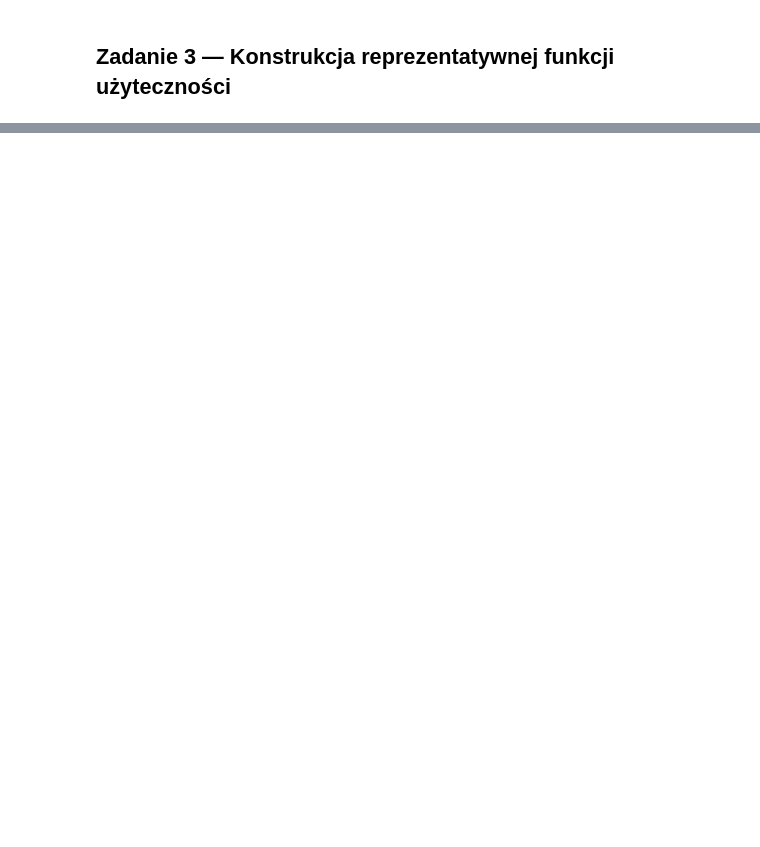
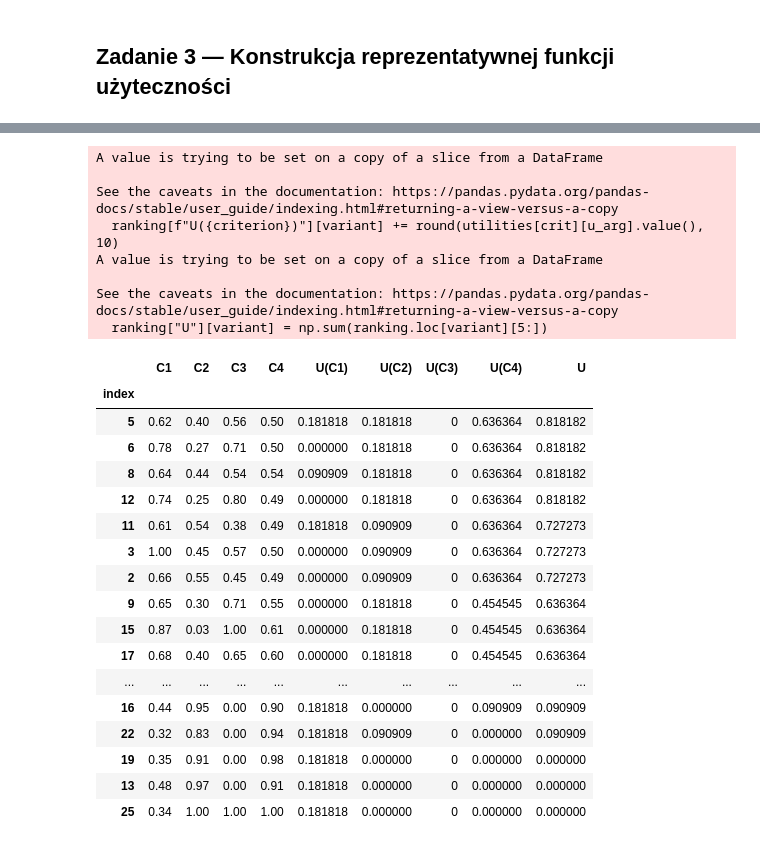
Before and after one commit to Mimikkk/2023-iswd, a Jupyter notebook: project-1-rankings/notebook.ipynb, the cells around one changed output, grey strips where cells are left out. Drawn from its saved outputs; the diff is of its cells as text; code cells hidden in the pictures; blank space fills up the shorter version.

```diff
--- a/project-1-rankings/notebook.ipynb
+++ b/project-1-rankings/notebook.ipynb
@@ -367,0 +436,44 @@ clean
+# %%
+from copy import deepcopy
+ranking = pd.DataFrame(deepcopy(variants))
+
+for (crit, criterion) in enumerate(ranking):
+  ranking[f"U({criterion})"] = [0 for _ in range(len(variants))]
+ranking["U"] = [0 for _ in range(len(variants))]
+
+for (crit, criterion) in enumerate(variants):
+  for variant in variants.index:
+    u_arg = accessor(variants[criterion][variant])
+    ranking[f"U({criterion})"][variant] += round(utilities[crit][u_arg].value(), 10)
+
+for variant in variants.index:
+  ranking["U"][variant] = np.sum(ranking.loc[variant][5:])
+
+ranking.sort_values('U', ascending=False)
+# %% [output]
+A value is trying to be set on a copy of a slice from a DataFrame
+
+See the caveats in the documentation: https://pandas.pydata.org/pandas-docs/stable/user_guide/indexing.html#returning-a-view-versus-a-copy
+  ranking[f"U({criterion})"][variant] += round(utilities[crit][u_arg].value(), 10)
+A value is trying to be set on a copy of a slice from a DataFrame
+
+See the caveats in the documentation: https://pandas.pydata.org/pandas-docs/stable/user_guide/indexing.html#returning-a-view-versus-a-copy
+  ranking["U"][variant] = np.sum(ranking.loc[variant][5:])
+|  | C1 | C2 | C3 | C4 | U(C1) | U(C2) | U(C3) | U(C4) | U |
+| index |  |  |  |  |  |  |  |  |  |
+| 5 | 0.62 | 0.40 | 0.56 | 0.50 | 0.181818 | 0.181818 | 0 | 0.636364 | 0.818182 |
+| 6 | 0.78 | 0.27 | 0.71 | 0.50 | 0.000000 | 0.181818 | 0 | 0.636364 | 0.818182 |
+| 8 | 0.64 | 0.44 | 0.54 | 0.54 | 0.090909 | 0.181818 | 0 | 0.636364 | 0.818182 |
+| 12 | 0.74 | 0.25 | 0.80 | 0.49 | 0.000000 | 0.181818 | 0 | 0.636364 | 0.818182 |
+| 11 | 0.61 | 0.54 | 0.38 | 0.49 | 0.181818 | 0.090909 | 0 | 0.636364 | 0.727273 |
+| 3 | 1.00 | 0.45 | 0.57 | 0.50 | 0.000000 | 0.090909 | 0 | 0.636364 | 0.727273 |
+| 2 | 0.66 | 0.55 | 0.45 | 0.49 | 0.000000 | 0.090909 | 0 | 0.636364 | 0.727273 |
+| 9 | 0.65 | 0.30 | 0.71 | 0.55 | 0.000000 | 0.181818 | 0 | 0.454545 | 0.636364 |
+| 15 | 0.87 | 0.03 | 1.00 | 0.61 | 0.000000 | 0.181818 | 0 | 0.454545 | 0.636364 |
+| 17 | 0.68 | 0.40 | 0.65 | 0.60 | 0.000000 | 0.181818 | 0 | 0.454545 | 0.636364 |
+| ... | ... | ... | ... | ... | ... | ... | ... | ... | ... |
+| 16 | 0.44 | 0.95 | 0.00 | 0.90 | 0.181818 | 0.000000 | 0 | 0.090909 | 0.090909 |
+| 22 | 0.32 | 0.83 | 0.00 | 0.94 | 0.181818 | 0.090909 | 0 | 0.000000 | 0.090909 |
+| 19 | 0.35 | 0.91 | 0.00 | 0.98 | 0.181818 | 0.000000 | 0 | 0.000000 | 0.000000 |
+| 13 | 0.48 | 0.97 | 0.00 | 0.91 | 0.181818 | 0.000000 | 0 | 0.000000 | 0.000000 |
+| 25 | 0.34 | 1.00 | 1.00 | 1.00 | 0.181818 | 0.000000 | 0 | 0.000000 | 0.000000 |
```
Also changed, not shown: parts of 6 cells of this notebook.
